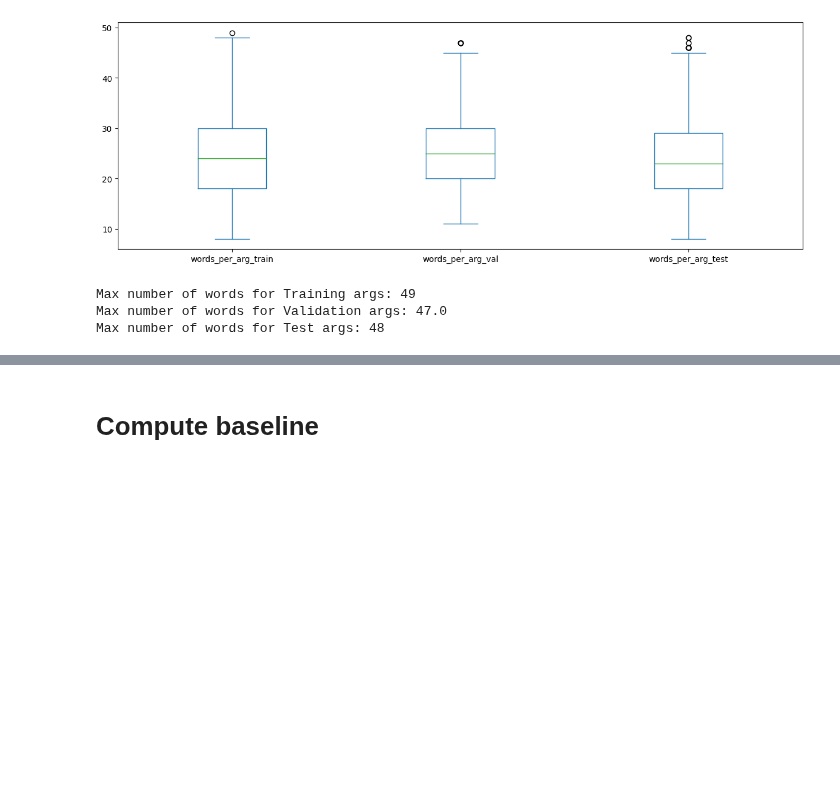
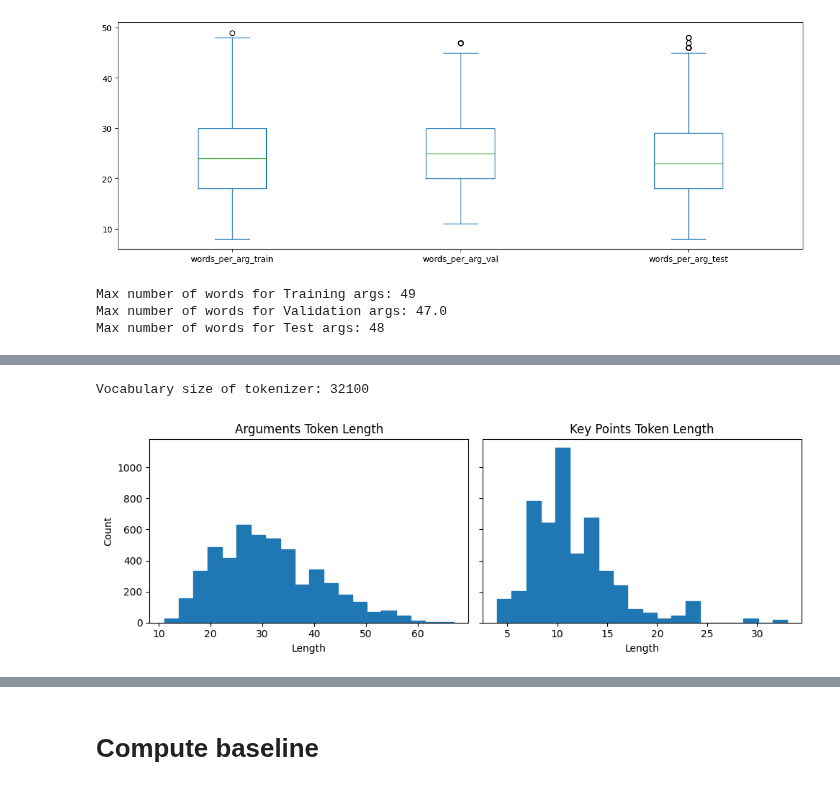
Before and after one commit to mmc185/HLTKeyPointAnalysis, a Jupyter notebook: kp_generation/main_task_2.ipynb, the cells around one changed output, grey strips where cells are left out. Drawn from its saved outputs; the diff is of its cells as text; code cells hidden in the pictures; blank space fills up the shorter version.

```diff
--- a/kp_generation/main_task_2.ipynb
+++ b/kp_generation/main_task_2.ipynb
@@ -157,0 +156,5 @@ plt.show()
+# %%
+plot_tokens_length("t5-base", df_train)
+# %% [output]
+Vocabulary size of tokenizer: 32100
+[figure, added]
```
Also changed, not shown: parts of 27 cells of this notebook, 2 other files.
